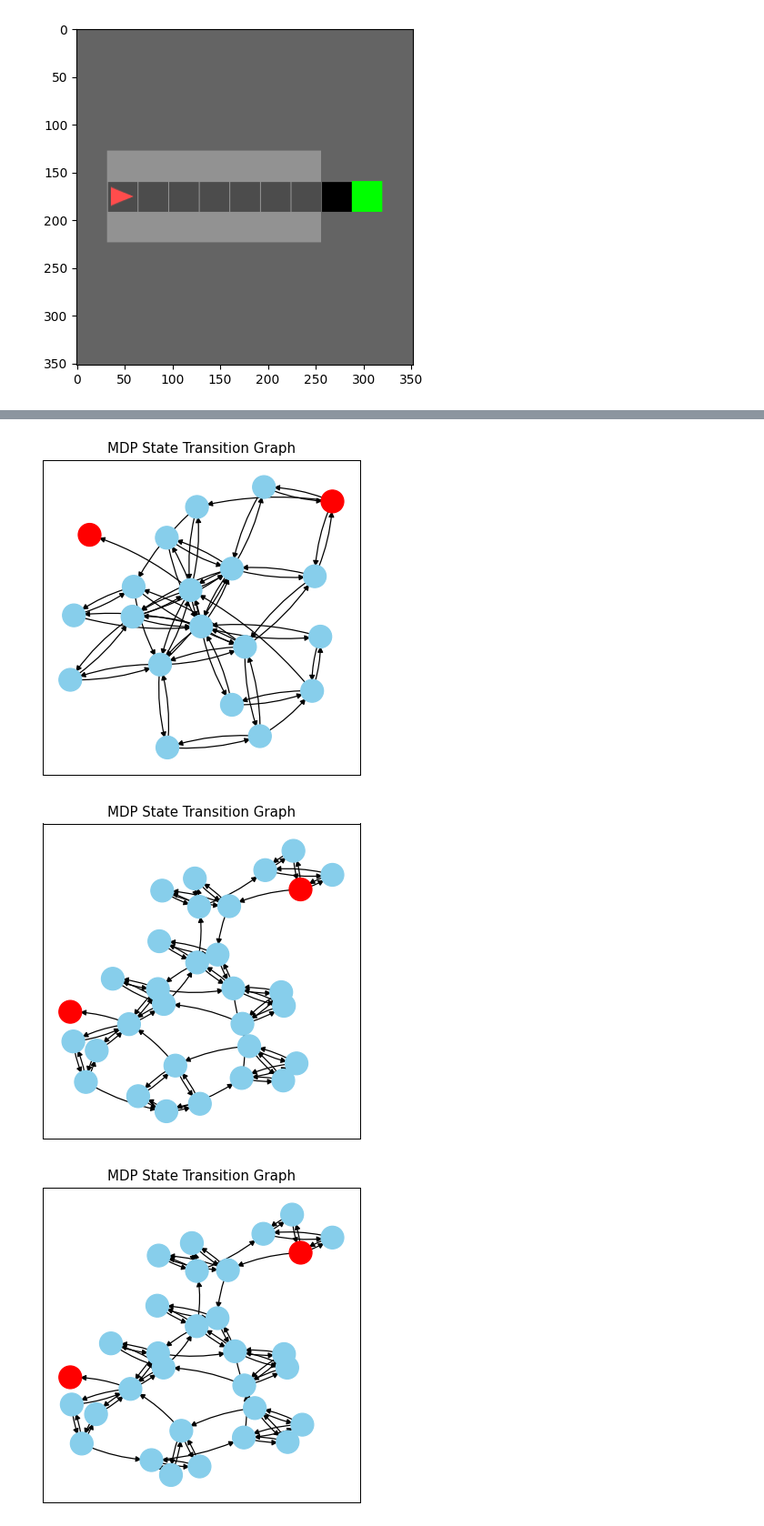
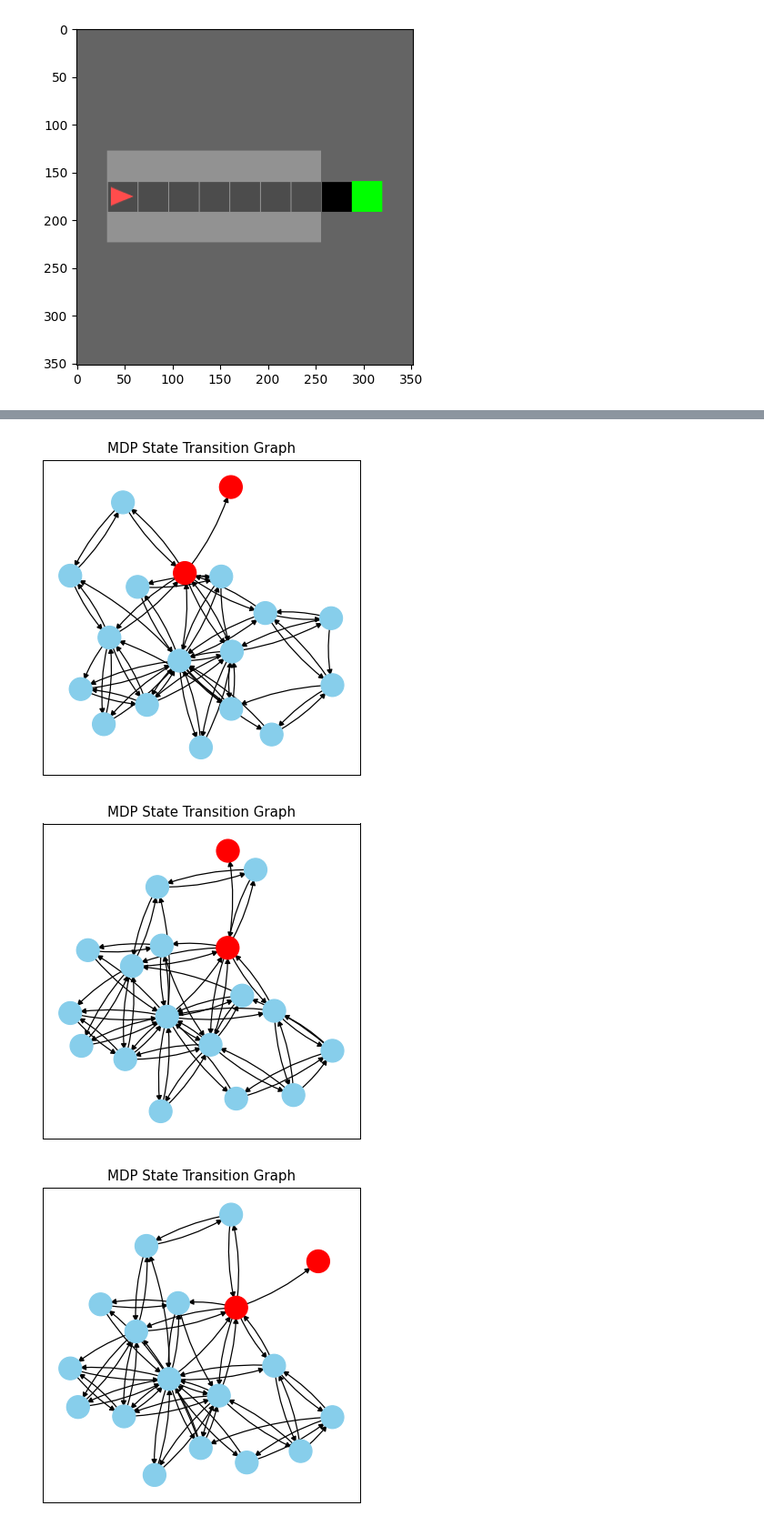
Before and after one commit to MBTMBTMBT/mini-grid-curriculum, a Jupyter notebook: mdp_learner.ipynb, the cells around one changed output, grey strips where cells are left out. Shown at 91% size. Saved outputs shown, nothing was run; the diff lists cells and outputs as text; code cells hidden in the pictures.

```diff
--- a/mdp_learner.ipynb
+++ b/mdp_learner.ipynb
@@ -65,7 +65,7 @@ device = "cuda" if torch.cuda.is_available() else "cpu"
 
 NUM_ACTIONS = int(env.action_space.n)
 OBS_SPACE = int(env.total_features)
-LATENT_DIMS = 32
+LATENT_DIMS = 16
 
 # train hyperparams
 WEIGHTS = {'inv': 0.3, 'dis': 0.3, 'neighbour': 0.3, 'dec': 0.0001, 'rwd': 0.05, 'terminate': 0.05}
@@ -74,7 +74,7 @@ LR = 1e-4
 
 model = Binary2BinaryFeatureNet(NUM_ACTIONS, OBS_SPACE, n_latent_dims=LATENT_DIMS, lr=LR, weights=WEIGHTS, device=device,)
 
-model.load(r'experiments/learn_feature_bin/model_epoch_99980.pth')
+model.load(r'experiments/learn_feature_bin/model_epoch_19000.pth')
 
 encoder = model.encoder.to(device)
 # %%
@@ -99,5 +126,5 @@ optimal_graph.visualize(highlight_states=[learner.encoded_start_state, *learner.
 # %%
-learner = EncodingMDPLearner(env, encoder, device, keep_dim=16)
+learner = EncodingMDPLearner(env, encoder, device, keep_dim=13)
 learner.learn()
 optimal_graph = OptimalPolicyGraph()
 optimal_graph.load_graph(learner.mdp_graph)
@@ -105,9 +132,9 @@ optimal_graph.uniform_prior_policy()
 optimal_graph.visualize(highlight_states=[learner.encoded_start_state, *learner.encoded_done_states],
                         use_grid_layout=False, display_state_name=False)
 # %% [output]
-[figure, old version]
+[figure, new version]
 # %%
-learner = EncodingMDPLearner(env, encoder, device, keep_dim=24)
+learner = EncodingMDPLearner(env, encoder, device, keep_dim=14)
 learner.learn()
 optimal_graph = OptimalPolicyGraph()
 optimal_graph.load_graph(learner.mdp_graph)
@@ -115,14 +142,14 @@ optimal_graph.uniform_prior_policy()
 optimal_graph.visualize(highlight_states=[learner.encoded_start_state, *learner.encoded_done_states],
                         use_grid_layout=False, display_state_name=False)
 # %% [output]
-[figure, old version]
+[figure, new version]
 # %%
-learner = EncodingMDPLearner(env, encoder, device, keep_dim=32)
+learner = EncodingMDPLearner(env, encoder, device, keep_dim=15)
 learner.learn()
 optimal_graph = OptimalPolicyGraph()
 optimal_graph.load_graph(learner.mdp_graph)
 optimal_graph.uniform_prior_policy()
 optimal_graph.visualize(highlight_states=[learner.encoded_start_state, *learner.encoded_done_states],
                         use_grid_layout=False, display_state_name=False)
 # %% [output]
-[figure, old version]
+[figure, new version]
```
Also changed, not shown: parts of 9 cells of this notebook, 2 other files.
